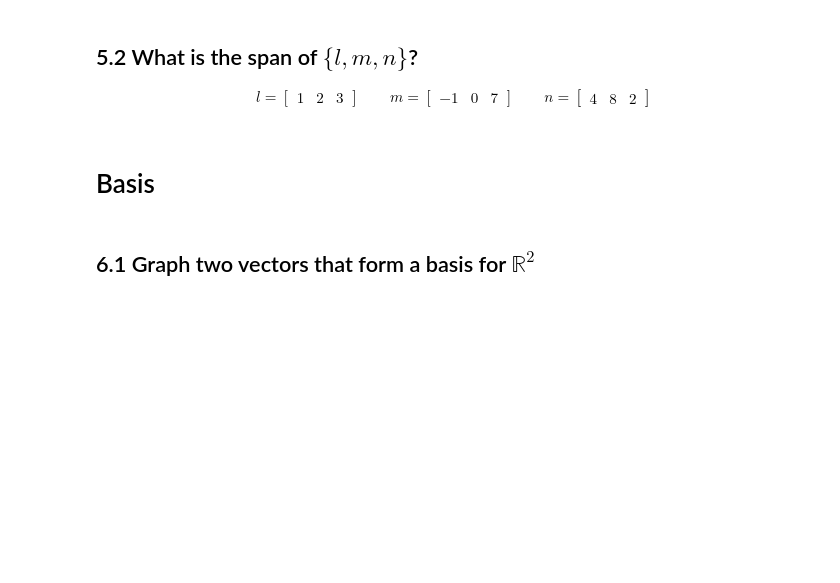
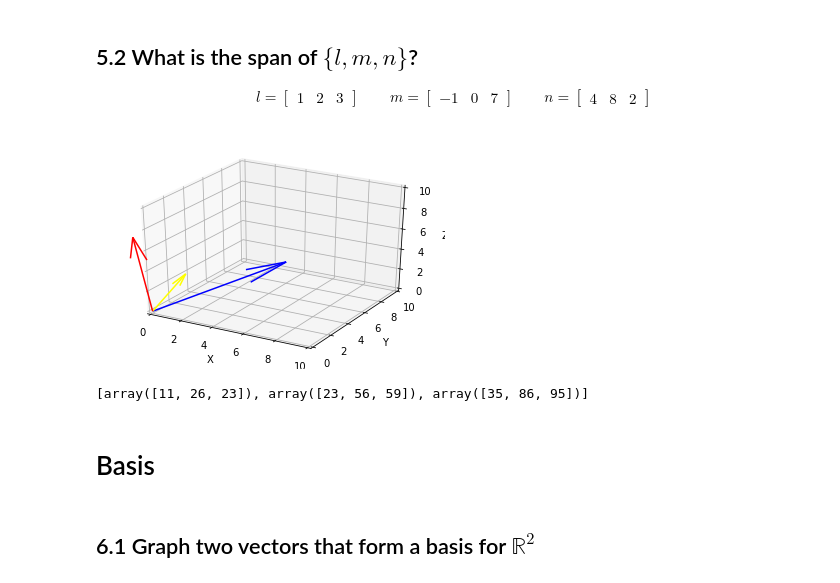
Before and after one commit to ericaburdett/DS-Unit-1-Sprint-3-Linear-Algebra, a Jupyter notebook: module2-intermediate-linear-algebra/Intermediate_Linear_Algebra_Assignment.ipynb, the cells around one changed output. Drawn from its saved outputs; the diff is of its cells as text; code cells hidden in the pictures; blank space fills up the shorter version.

```diff
--- a/module2-intermediate-linear-algebra/Intermediate_Linear_Algebra_Assignment.ipynb
+++ b/module2-intermediate-linear-algebra/Intermediate_Linear_Algebra_Assignment.ipynb
@@ -212,3 +209,15 @@ ValueError: ignored
 \begin{align}
 c = \begin{bmatrix} 2 & -15 & 6 & 20 \end{bmatrix}
 \end{align}
+# %%
+# Create vector
+c = np.array([2, -15, 6, 20])
+
+# Find square of the norm
+print(np.linalg.norm(c) ** 2)
+
+# Calculate dot product of c and c
+print(np.dot(c, c))
+
+# Calculate product of transpose of c and c
+print(np.matmul(c.T, c))
@@ -254,6 +376,40 @@ m = \begin{bmatrix} -1 & 0 & 7 \end{bmatrix}
 \qquad
 n = \begin{bmatrix} 4 & 8  & 2\end{bmatrix}
 \end{align}
+# %%
+# Create vectors
+l = np.array([1, 2, 3])
+m = np.array([-1, 0, 7])
+n = np.array([4, 8, 2])
+
+
+# Graph vectors
+fig = plt.figure()
+ax = fig.add_subplot(111, projection='3d')
+ax.quiver(0, 0, 0, l[0], l[1], l[2], length=1, color='yellow')
+ax.quiver(0, 0, 0, m[0], m[1], m[2], length=1, color='red')
+ax.quiver(0, 0, 0, n[0], n[1], n[2], length=1, color='blue')
+
+ax.set_xlim([0, 10])
+ax.set_ylim([0, 10])
+ax.set_zlim([0, 10])
+ax.set_xlabel('X')
+ax.set_ylabel('Y')
+ax.set_zlabel('Z')
+plt.show()
+
+# Because these vectors are not co-planar, their span is all 3d space
+# Here are some vectors in that space, just for good measure
+
+muchos_combos = []
+for (a, b, c) in [(1, 2, 3), (4, 5, 6), (7, 8, 9)]:
+  linear_combo = np.multiply(l, a) + np.multiply(m, b) + np.multiply(n, c)
+  muchos_combos.append(linear_combo)
+
+muchos_combos
+# %% [output]
+[figure, added]
+[array([11, 26, 23]), array([23, 56, 59]), array([35, 86, 95])]
 # %% [markdown]
 # Basis
 # %% [markdown]
```
Also changed, not shown: parts of 15 cells of this notebook.
